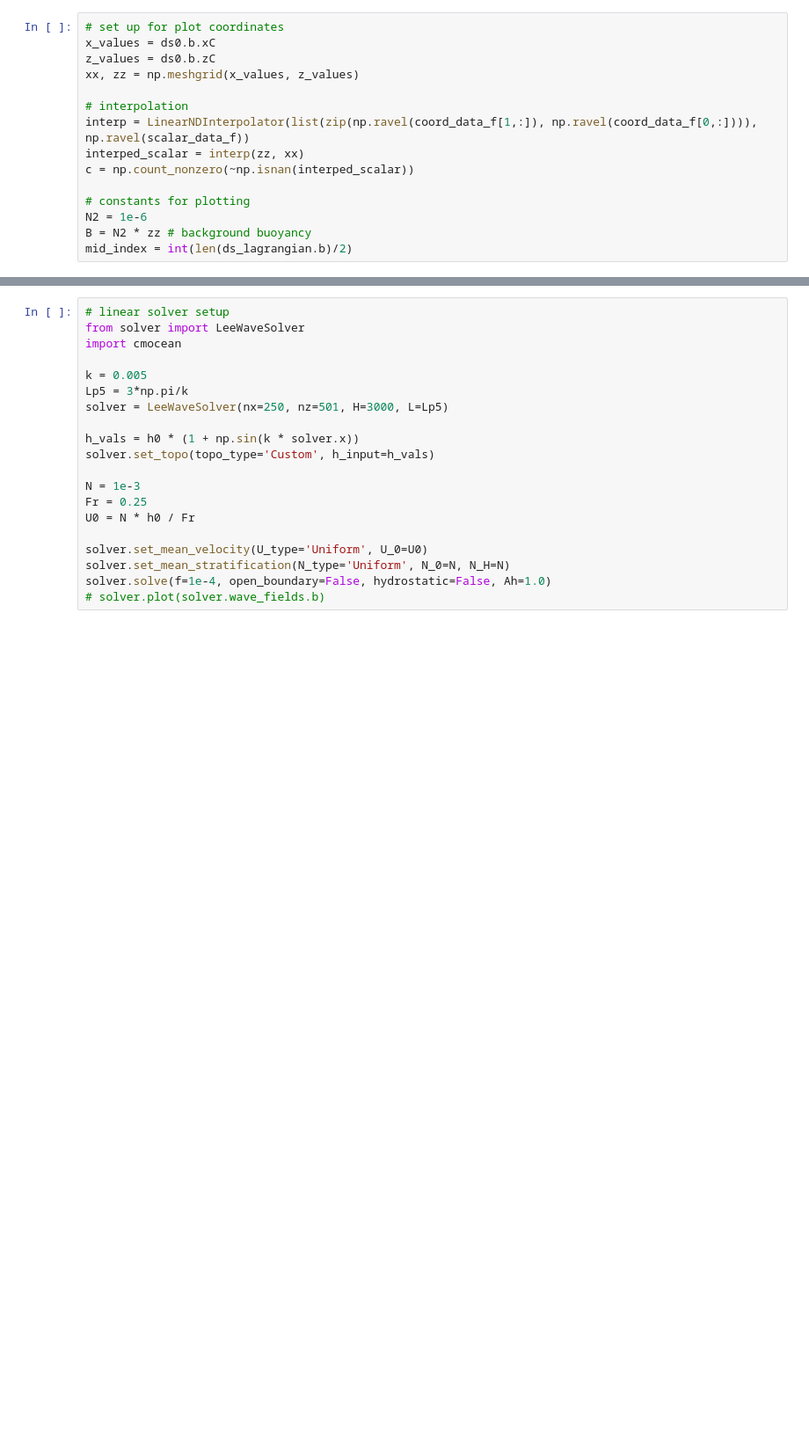
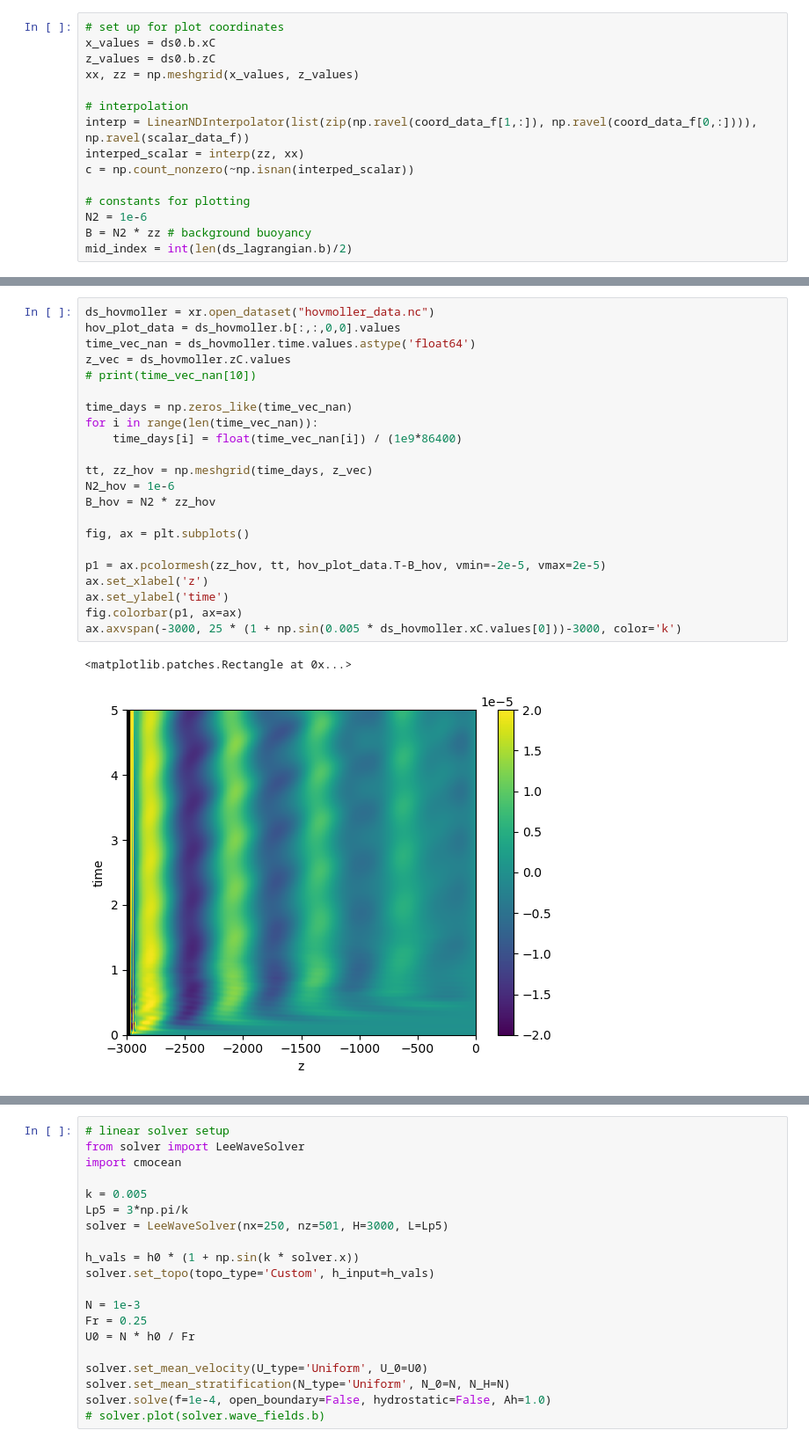
Before and after one commit to YasserB2002/pde-lagrangian-lee-waves, a Jupyter notebook: figure_generation.ipynb, the cells around one changed output, grey strips where cells are left out. Shown at 88% size. Drawn from its saved outputs; the diff is of its cells as text; blank space fills up the shorter version.

```diff
--- a/figure_generation.ipynb
+++ b/figure_generation.ipynb
@@ -104 +106,26 @@ plt.savefig('lee_wave_5days.png', bbox_inches='tight')
 [figure]
+# %%
+ds_hovmoller = xr.open_dataset("hovmoller_data.nc")
+hov_plot_data = ds_hovmoller.b[:,:,0,0].values
+time_vec_nan = ds_hovmoller.time.values.astype('float64')
+z_vec = ds_hovmoller.zC.values
+# print(time_vec_nan[10])
+
+time_days = np.zeros_like(time_vec_nan)
+for i in range(len(time_vec_nan)):
+    time_days[i] = float(time_vec_nan[i]) / (1e9*86400)
+
+tt, zz_hov = np.meshgrid(time_days, z_vec)
+N2_hov = 1e-6
+B_hov = N2 * zz_hov
+
+fig, ax = plt.subplots()
+
+p1 = ax.pcolormesh(zz_hov, tt, hov_plot_data.T-B_hov, vmin=-2e-5, vmax=2e-5)
+ax.set_xlabel('z')
+ax.set_ylabel('time')
+fig.colorbar(p1, ax=ax)
+ax.axvspan(-3000, 25 * (1 + np.sin(0.005 * ds_hovmoller.xC.values[0]))-3000, color='k')
+# %% [output]
+<matplotlib.patches.Rectangle at 0x...>
+[figure, added]
```
Also changed, not shown: parts of 14 cells of this notebook.
